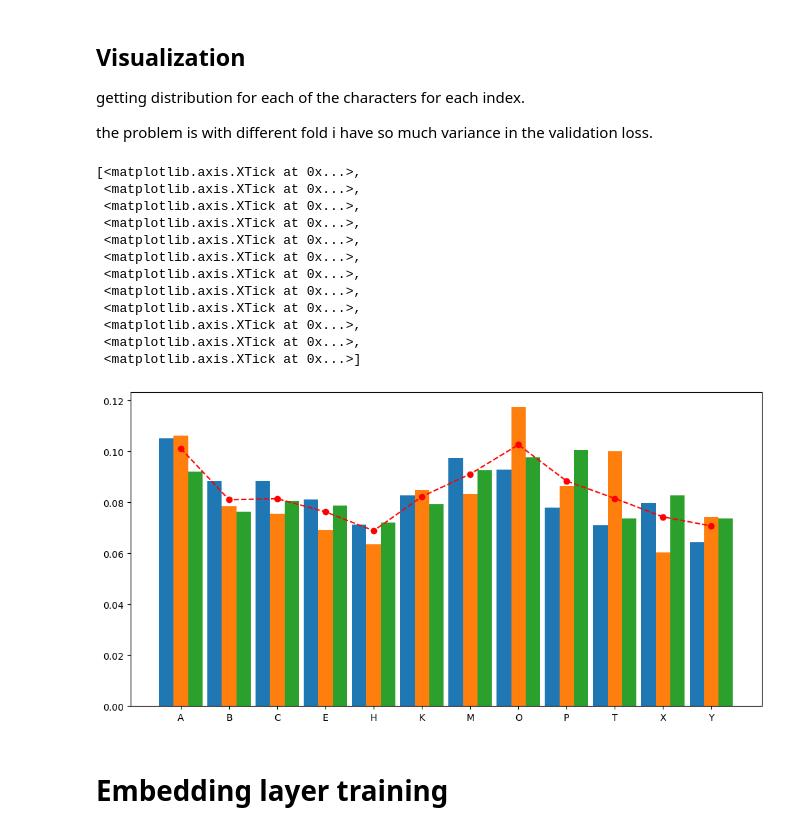
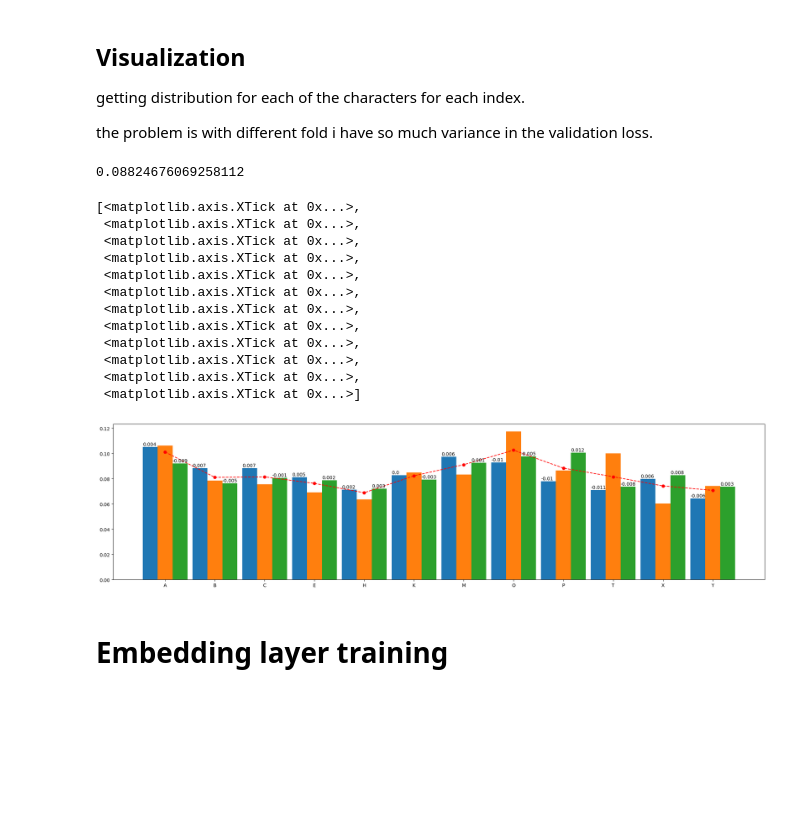
Before and after one commit to woxane/Russian-Car-Plates-Prices-Prediction, a Jupyter notebook: NN.ipynb, the cells around one changed output. Drawn from its saved outputs; the diff is of its cells as text; code cells hidden in the pictures; blank space fills up the shorter version.

Commit message:
feat(NN): update the visualization for char count normalized and adding mean value tracking

```diff
--- a/NN.ipynb
+++ b/NN.ipynb
@@ -43,46 +43,59 @@ Index(['plate', 'date', 'price', 'price_Box-Cox', 'price_Yeo-Johnson',
 getting distribution for each of the characters for each index.
 
 the problem is with different fold i have so much variance in the validation loss.
+# %%
+series_count_1.iloc[2]
+# %% [output]
+0.08824676069258112
 # %%
 from matplotlib import pyplot as plt
 import numpy as np
 
-
+labels = ['A', 'B', 'C', 'E', 'H', 'K', 'M', 'O', 'P', 'T', 'X', 'Y']
 series_count_1 = df['series'].str[0].value_counts(normalize=True).sort_index()
 series_count_2 = df['series'].str[1].value_counts(normalize=True).sort_index()
 series_count_3 = df['series'].str[2].value_counts(normalize=True).sort_index()
 
 mean_count_char = pd.DataFrame({1: series_count_1, 2: series_count_2, 3: series_count_3}).T.mean().to_list()
 
 x = np.arange(12)
 width = 0.3
 
-fig, ax = plt.subplots(figsize=(12, 6))
+fig, ax = plt.subplots(figsize=(25, 6))
 
 
 ax.bar(x-0.3, series_count_1, width)
 ax.plot(x, mean_count_char, 'ro--')
 ax.bar(x, series_count_2, width)
 ax.bar(x+0.3, series_count_3, width)
 
+mean_difference_1 = series_count_1 - mean_count_char
+mean_difference_3 = series_count_3 - mean_count_char
+
+for idx, x_value in enumerate(x):
+    ax.text(x=x_value-0.45, y=series_count_1.iloc[idx] + 0.001, s=round(mean_difference_1[idx], 3))
+    ax.text(x=x_value+0.15, y=series_count_3.iloc[idx] + 0.001, s=round(mean_difference_3[idx], 3))
+
+
+
 ax.set_xticks(
     ticks=x,
-    labels=['A', 'B', 'C', 'E', 'H', 'K', 'M', 'O', 'P', 'T', 'X', 'Y']
+    labels=labels
 )
 # %% [output]
 [<matplotlib.axis.XTick at 0x...>,
  <matplotlib.axis.XTick at 0x...>,
  <matplotlib.axis.XTick at 0x...>,
  <matplotlib.axis.XTick at 0x...>,
  <matplotlib.axis.XTick at 0x...>,
  <matplotlib.axis.XTick at 0x...>,
  <matplotlib.axis.XTick at 0x...>,
  <matplotlib.axis.XTick at 0x...>,
  <matplotlib.axis.XTick at 0x...>,
  <matplotlib.axis.XTick at 0x...>,
  <matplotlib.axis.XTick at 0x...>,
  <matplotlib.axis.XTick at 0x...>]
-[figure, old version]
+[figure, new version]
 # %% [markdown]
 # Embedding layer training
 # %%
```
